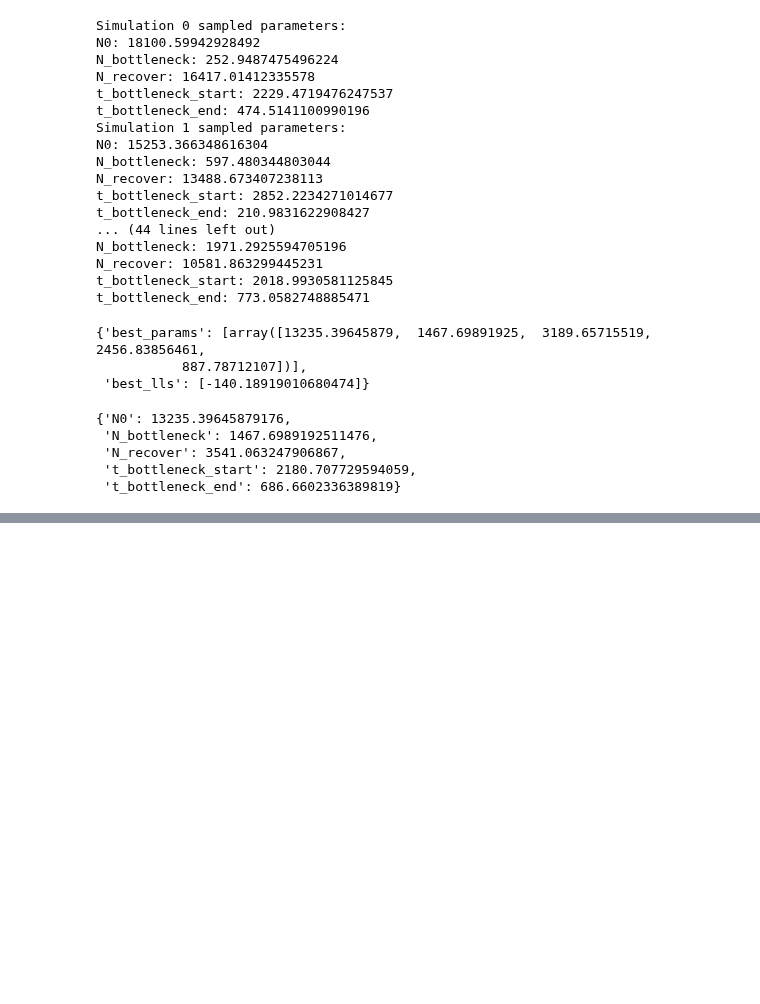
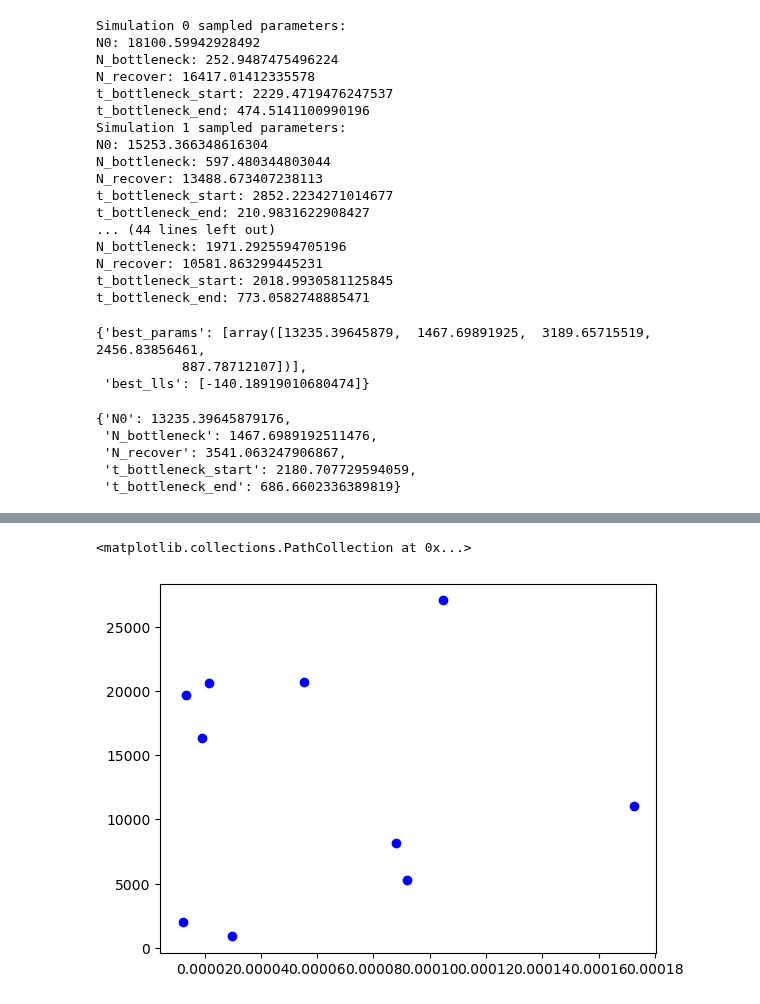
Before and after one commit to ak1376/Infer_Demography, a Jupyter notebook: notebooks/visualization.ipynb, the cells around one changed output, grey strips where cells are left out. Cells and saved outputs as stored; diff of their text form; code cells hidden in the pictures; blank space fills up the shorter version.

```diff
--- a/notebooks/visualization.ipynb
+++ b/notebooks/visualization.ipynb
@@ -156,0 +206,7 @@ sampled_params
+# %%
+import matplotlib.pyplot as plt
+plt.figure()
+plt.scatter(features_df['momentsLD_N0'], targets_df['N0'], c='blue', label='N1')
+# %% [output]
+<matplotlib.collections.PathCollection at 0x...>
+[figure, added]
```
Also changed, not shown: parts of 9 cells of this notebook, 9 other files.
